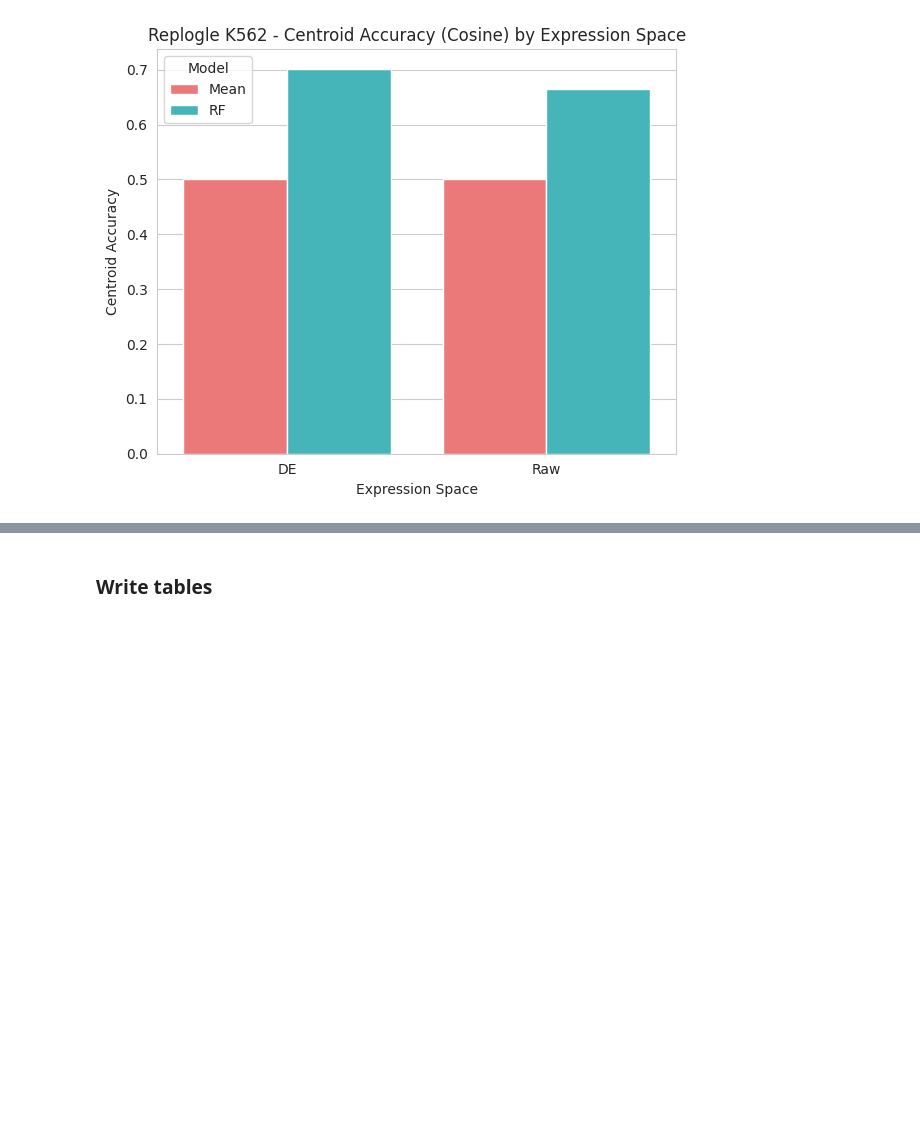
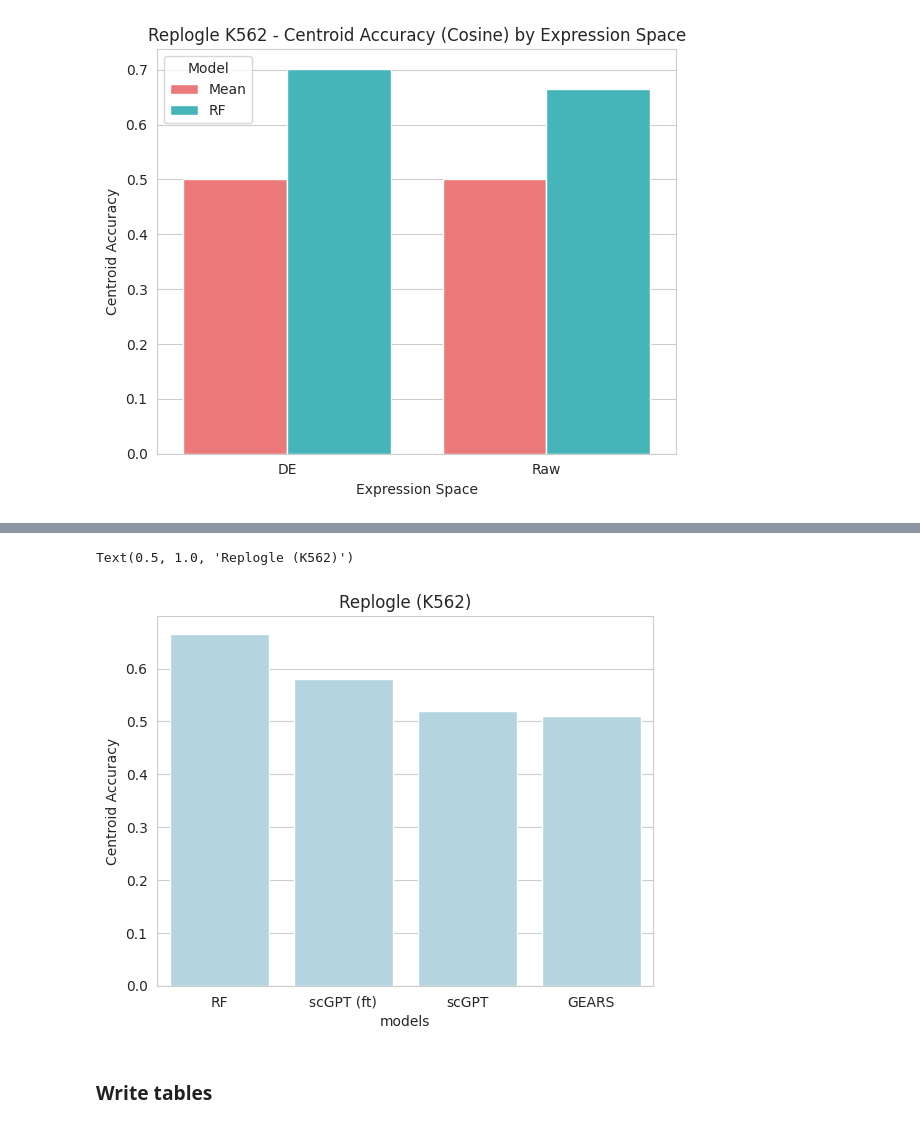
Before and after one commit to turbine-ai/PerturbSeqPredBenchmark, a Jupyter notebook: notebooks/bulk_model_Systema.ipynb, the cells around one changed output, grey strips where cells are left out. Saved outputs shown, nothing was run; the diff lists cells and outputs as text; code cells hidden in the pictures; blank space fills up the shorter version.

```diff
--- a/notebooks/bulk_model_Systema.ipynb
+++ b/notebooks/bulk_model_Systema.ipynb
@@ -1409,3 +1484,14 @@ centroid_acc_combined[centroid_acc_combined["model"] == "Mean"]
+# %%
+centroid_acc_results = pd.DataFrame({
+    "models": ["RF", "scGPT (ft)", "scGPT", "GEARS"],
+    "Centroid Accuracy": [0.665993, 0.58, 0.52, 0.51]
+})
+sns.barplot(x='models', y='Centroid Accuracy', data=centroid_acc_results, color='lightblue')
+plt.ylabel("Centroid Accuracy")
+plt.title("Replogle (K562)")
+# %% [output]
+Text(0.5, 1.0, 'Replogle (K562)')
+[figure, added]
 # %% [markdown]
 ### Write tables
 # %%
```
Also changed, not shown: parts of 15 cells of this notebook.
